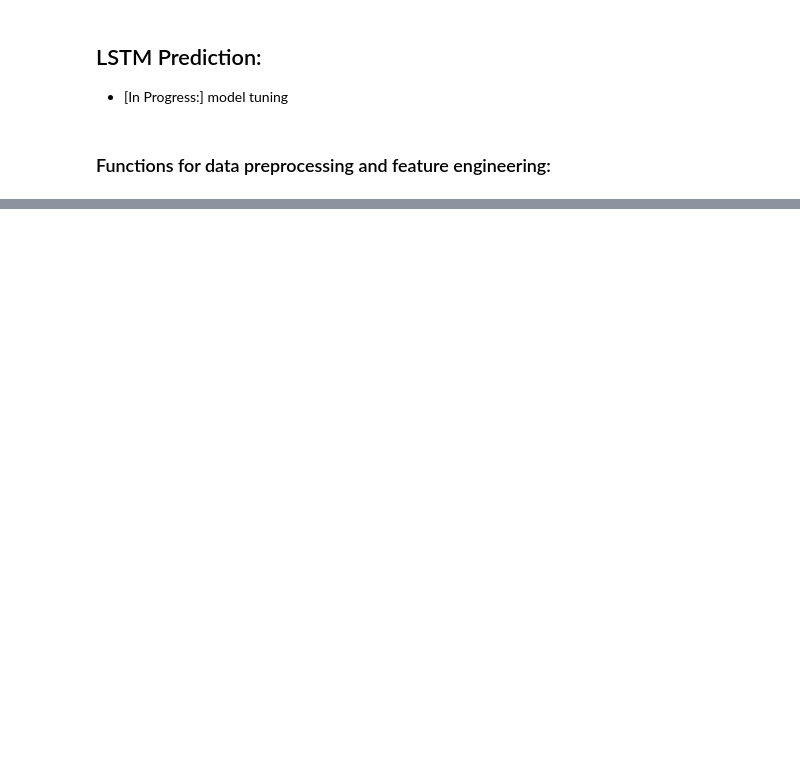
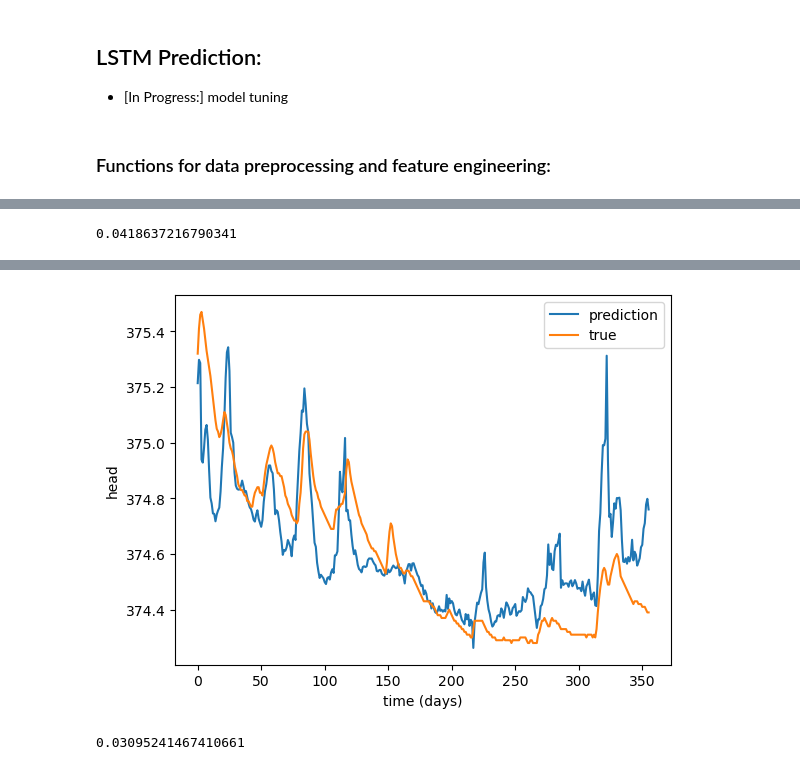
Before and after one commit to selinawaang/Groundwater-Time-series-Modeling, a Jupyter notebook: Germany_prediction_LSTM.ipynb, the cells around one changed output, grey strips where cells are left out. Cells and saved outputs as stored; diff of their text form; code cells hidden in the pictures; blank space fills up the shorter version.

```diff
--- a/Germany_prediction_LSTM.ipynb
+++ b/Germany_prediction_LSTM.ipynb
@@ -297,0 +359,14 @@ visualize_prediction(y_pred, test_y)
+# %%
+final_score
+# %% [output]
+0.0418637216790341
+# %%
+# evaluate model on validation set:
+y_pred = lstm_model.predict(val_X)
+y_pred = scale_method.reverse_scale_target(y_pred)
+val_y = scale_method.reverse_scale_target(val_y)
+final_score = mean_squared_error(y_pred, val_y)
+
+# visualize results on training, validation and test:
+visualize_prediction(y_pred, val_y)
+# %% [output]
@@ -297,0 +374,5 @@ visualize_prediction(y_pred, test_y)
+[figure, added]
+# %%
+final_score
+# %% [output]
+0.03095241467410661
```
Also changed, not shown: parts of 5 cells of this notebook, 1 other file.
